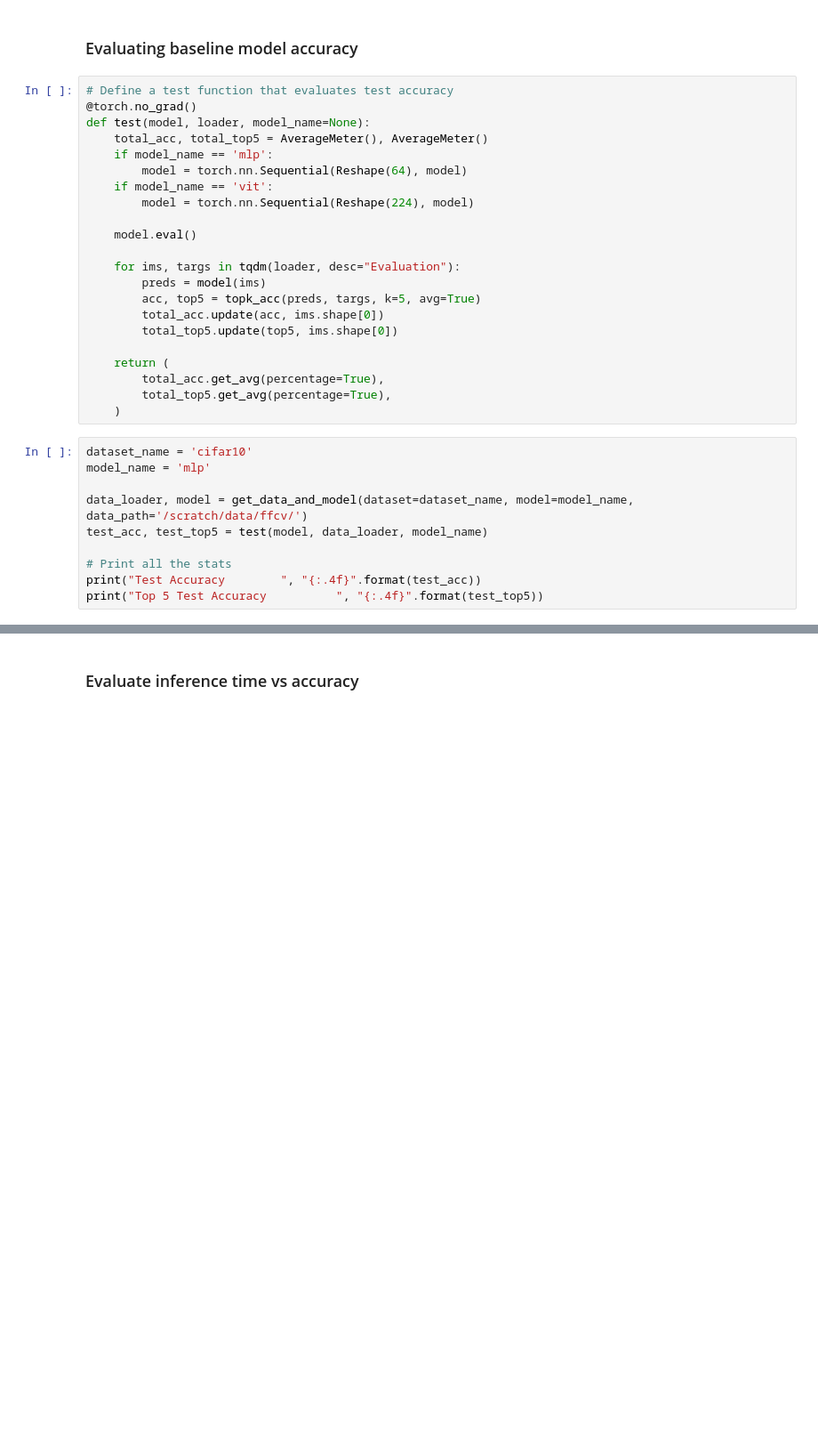
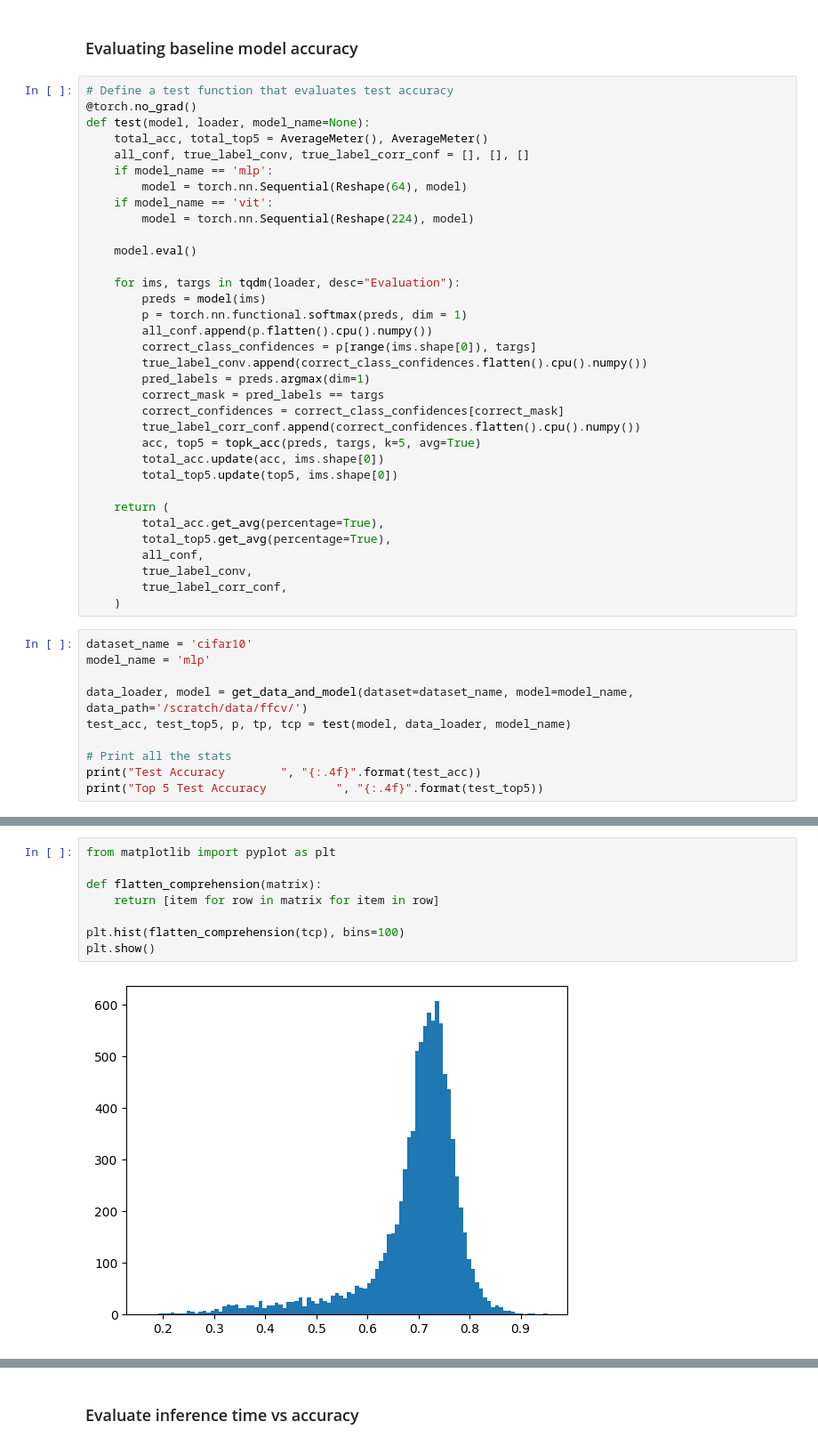
Before and after one commit to angeline-pouget/zooming_in_on_mlps, a Jupyter notebook: 05_inference_time.ipynb, the cells around one changed output, grey strips where cells are left out. Shown: that part at 89% size. Saved outputs shown, nothing was run; the diff lists cells and outputs as text; blank space fills up the shorter version.

```diff
--- a/05_inference_time.ipynb
+++ b/05_inference_time.ipynb
@@ -98,6 +99,7 @@ class Reshape(torch.nn.Module):
 @torch.no_grad()
 def test(model, loader, model_name=None):
     total_acc, total_top5 = AverageMeter(), AverageMeter()
+    all_conf, true_label_conv, true_label_corr_conf = [], [], []
     if model_name == 'mlp':
         model = torch.nn.Sequential(Reshape(64), model)
     if model_name == 'vit':
@@ -107,6 +109,14 @@ def test(model, loader, model_name=None):
 
     for ims, targs in tqdm(loader, desc="Evaluation"):
         preds = model(ims)
+        p = torch.nn.functional.softmax(preds, dim = 1)
+        all_conf.append(p.flatten().cpu().numpy())
+        correct_class_confidences = p[range(ims.shape[0]), targs]
+        true_label_conv.append(correct_class_confidences.flatten().cpu().numpy())
+        pred_labels = preds.argmax(dim=1)
+        correct_mask = pred_labels == targs
+        correct_confidences = correct_class_confidences[correct_mask]
+        true_label_corr_conf.append(correct_confidences.flatten().cpu().numpy())
         acc, top5 = topk_acc(preds, targs, k=5, avg=True)
         total_acc.update(acc, ims.shape[0])
         total_top5.update(top5, ims.shape[0])
@@ -114,13 +124,16 @@ def test(model, loader, model_name=None):
     return (
         total_acc.get_avg(percentage=True),
         total_top5.get_avg(percentage=True),
+        all_conf,
+        true_label_conv,
+        true_label_corr_conf,
     )
 # %%
 dataset_name = 'cifar10'
 model_name = 'mlp'
 
 data_loader, model = get_data_and_model(dataset=dataset_name, model=model_name, data_path='/scratch/data/ffcv/')
-test_acc, test_top5 = test(model, data_loader, model_name)
+test_acc, test_top5, p, tp, tcp = test(model, data_loader, model_name)
 
 # Print all the stats
 print("Test Accuracy        ", "{:.4f}".format(test_acc))
@@ -127,0 +147,10 @@ print("Top 5 Test Accuracy          ", "{:.4f}".format(test_top5))
+# %%
+from matplotlib import pyplot as plt
+
+def flatten_comprehension(matrix):
+    return [item for row in matrix for item in row]
+
+plt.hist(flatten_comprehension(tcp), bins=100)
+plt.show()
+# %% [output]
+[figure, added]
```
Also changed, not shown: parts of 9 cells of this notebook, 1 other file.
